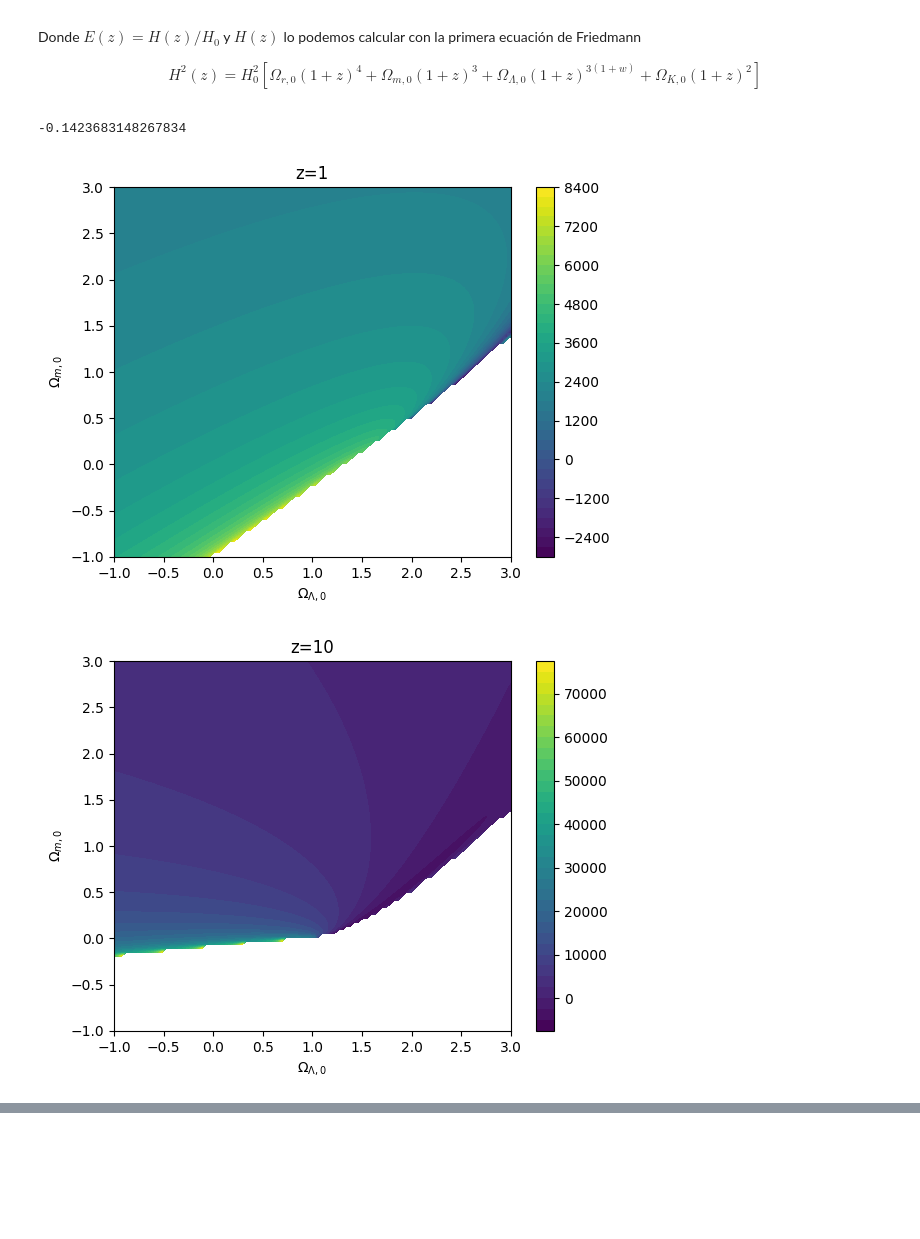
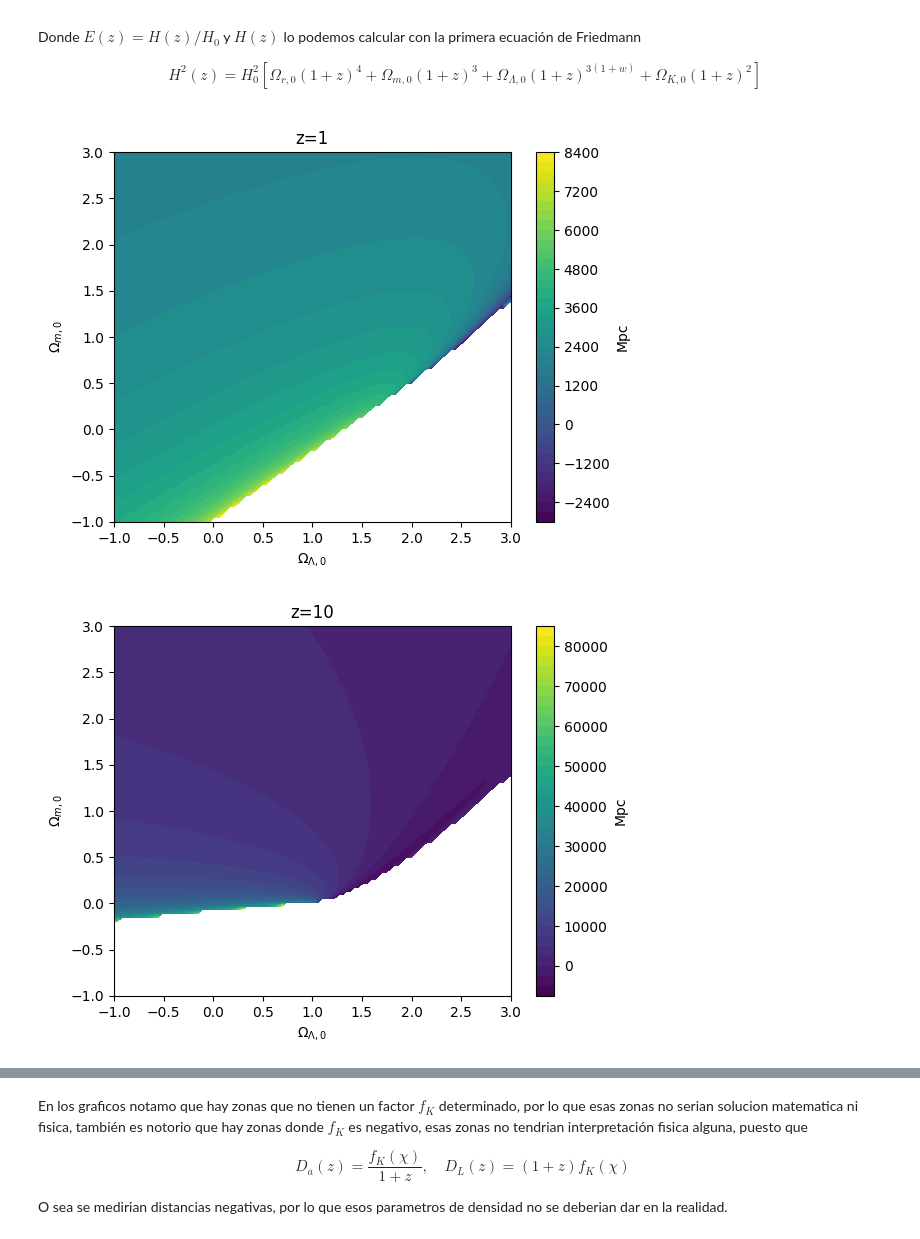
Before and after one commit to conito2710/Tareas_cosmologia_FI7015-1, a Jupyter notebook: Tarea 1.ipynb, the cells around one changed output, grey strips where cells are left out. Drawn from its saved outputs; the diff is of its cells as text; code cells hidden in the pictures; blank space fills up the shorter version.

```diff
--- a/Tarea 1.ipynb
+++ b/Tarea 1.ipynb
@@ -90,15 +134,15 @@ import matplotlib.pyplot as plt
 
 H0 = 67.4 # km/s/Mpc
 
-omegar0=8.24*10**(-5)
+omegar0=8.24*10**(-5) # Usaremos el valor de la radiación medido hoy dia
 
 zs = np.linspace(0, 10, 1000)
 
 zl=1000
 
-c=3*10**5
+c=3*10**5 # Velocidad de la luz en Kms/s
 
-def hubble(z, w, omegam0, omegal0):
+def hubble(z, omegam0, omegal0):
     omegam0 = np.asarray(omegam0)
     omegal0 = np.asarray(omegal0)
     z = np.asarray(z)
@@ -117,19 +161,13 @@ def f_k(z,omegam0,omegal0):
     lomega2=len(omegal0)
     fk=np.zeros((lomega1,lomega2))
 
-    e=hubble(z,w,omegam0,omegal0)/H0
+    e=hubble(z,omegam0,omegal0)/H0
     mz=np.max(z)
 
-    if np.any(e <= 0):
-        raise ValueError('Valores negativos o cero en e(z)')
-
     int_e=np.zeros((lomega1,lomega2))
-#    print(np.shape((e)))
     for i in range(0,lomega1):
         for j in range(0,lomega2):
             int_e[i,j]=integrate.trapz(1/e[:,i,j],zs)
-
-#    print(np.where(int_e<0),'int_e')
 
     for i in range(0,lomega1):
         for j in range(0,lomega2):
@@ -137,28 +175,13 @@ def f_k(z,omegam0,omegal0):
 
             if omegak0>0:
                 fk[i,j]= c/(H0*np.sqrt(omegak0))*np.sinh(np.sqrt(omegak0)*int_e[i,j])
-#                if fk[i,j] <= 0:
-#                    print(np.where(fk<0))
-#                    print(int_e[i,j])
-#                    print(omegak0)
-#                   raise ValueError('Valores negativos o cero en fk')
             if omegak0==0:
                 fk[i,j]= c/H0*int_e[i,j]
-#                if fk[i,j] <= 0:
-#                    print(np.where(fk<0))
-#                    print(int_e[i,j])
-#                    print(omegak0)
-#                    raise ValueError('Valores negativos o cero en fk')
             if omegak0<0:
                 fk[i,j]= c/(H0*np.sqrt(-omegak0))*np.sin(np.sqrt(-omegak0)*int_e[i,j])
-#                if fk[i,j] <= 0:
-#                    print(np.where(fk<0))
-#                    print(int_e[i,j])
-#                    print(omegak0)
-#                    raise ValueError('Valores negativos o cero en fk')
     return fk
 
-# Valores para omegam0 y omegal0
+# Valores para omegal0 y omegam0
 x = np.linspace(-1, 3, 100)
 y = np.linspace(-1, 3, 100)
 
@@ -174,30 +197,29 @@ fk3 = f_k(zs, x, y)
 # %%
 
 plt.contourf(x,y,fk3,levels=40)
 
 plt.xlabel('$\Omega_{\Lambda,0}$')
 plt.ylabel('$\Omega_{m,0}$')
 plt.title('z=1')
-plt.colorbar()
+plt.colorbar(label='Mpc')
 plt.show()
 
 
 plt.contourf(x,y,fk1,levels=40)
 
 plt.xlabel('$\Omega_{\Lambda,0}$')
 plt.ylabel('$\Omega_{m,0}$')
 plt.title('z=10')
-plt.colorbar()
+plt.colorbar(label='Mpc')
 plt.show()
 
 plt.contourf(x,y,fk2,levels=40)
 
 plt.xlabel('$\Omega_{\Lambda,0}$')
 plt.ylabel('$\Omega_{m,0}$')
 plt.title('z=20')
-plt.colorbar()
+plt.colorbar(label='Mpc')
 plt.show()
 # %% [output]
--0.1423683148267834
-[figure, old version]
+[figure, new version]
-[figure, old version]
+[figure, new version]
@@ -204,0 +227,8 @@ plt.show()
+# %% [markdown]
+En los graficos notamo que hay zonas que no tienen un factor $f_K$ determinado, por lo que esas zonas no serian solucion matematica ni fisica, también es notorio que hay zonas donde $f_K$ es negativo, esas zonas no tendrian interpretación fisica alguna, puesto que
+
+$$
+D_a(z) = \frac{f_K(\chi)}{1+z}, \quad D_L(z) = (1+z)f_K(\chi)
+$$
+
+O sea se medirian distancias negativas, por lo que esos parametros de densidad no se deberian dar en la realidad.
```
Also changed, not shown: parts of 8 cells of this notebook.
